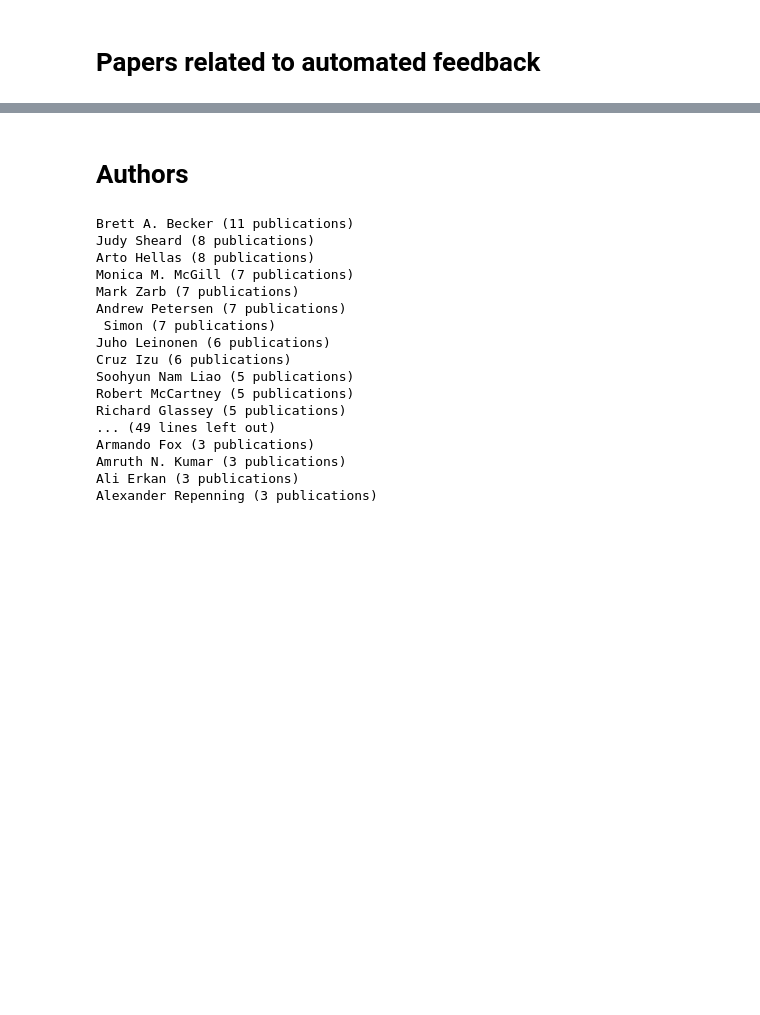
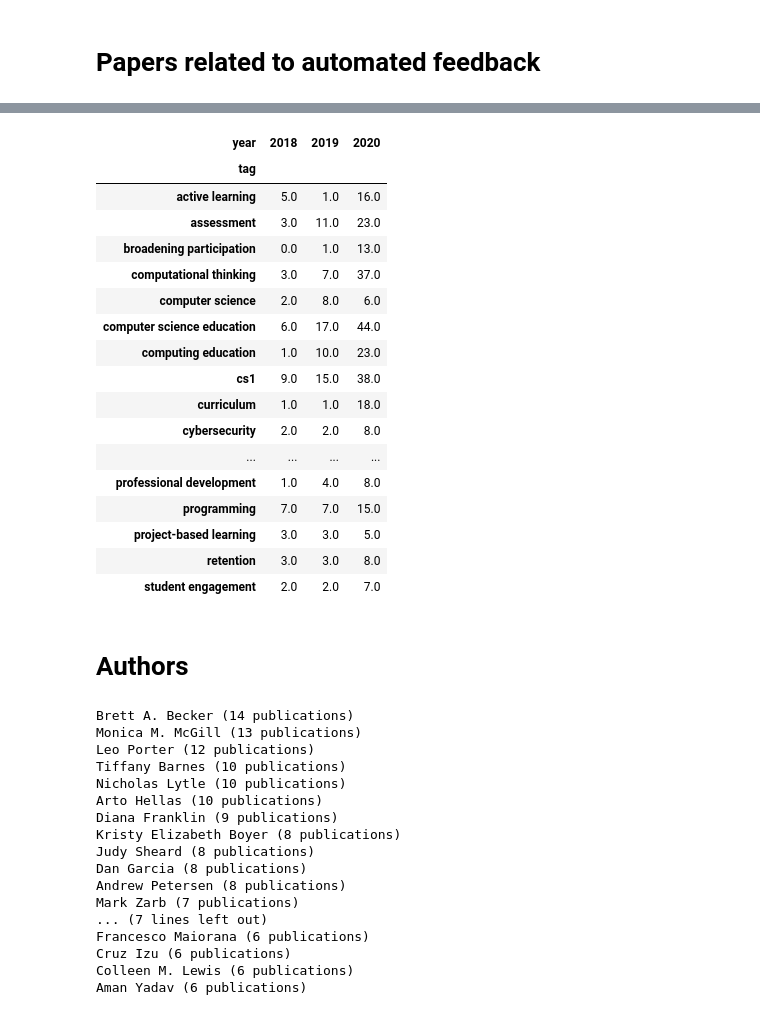
Before and after one commit to toshikurauchi/cs-edu-review, a Jupyter notebook: Analysis.ipynb, the cells around one changed output, grey strips where cells are left out. Saved outputs shown, nothing was run; the diff lists cells and outputs as text; code cells hidden in the pictures; blank space fills up the shorter version.

```diff
--- a/Analysis.ipynb
+++ b/Analysis.ipynb
@@ -77,0 +82,5 @@ pass
+# %%
+all_tags = [t.lower() for t in papers.tags.sum()]
+for count, tag in sort_by_occurrence(all_tags):
+    if count > 5:
+        print(f'{tag} ({count} publications)')
@@ -78,25 +105,54 @@ pass
+# %%
+def filter_tags_by_year(row):
+    tags = row.tags
+    year = int(row.venue[-2:]) + 2000
+    return [{'year': year, 'tag': tag.lower()} for tag in tags]
+
+tags_by_year = pd.DataFrame(papers.apply(filter_tags_by_year, axis=1).sum())
+tag_counts = tags_by_year.groupby('tag').count()
+popular_tags = list(tag_counts[tag_counts.year > 10].index)
+tags_by_year = tags_by_year[tags_by_year.tag.isin(popular_tags)]
+tags_by_year.groupby(['tag', 'year']).year.count().unstack().fillna(0)
+# %% [output]
+| year | 2018 | 2019 | 2020 |
+| tag |  |  |  |
+| active learning | 5.0 | 1.0 | 16.0 |
+| assessment | 3.0 | 11.0 | 23.0 |
+| broadening participation | 0.0 | 1.0 | 13.0 |
+| computational thinking | 3.0 | 7.0 | 37.0 |
+| computer science | 2.0 | 8.0 | 6.0 |
+| computer science education | 6.0 | 17.0 | 44.0 |
+| computing education | 1.0 | 10.0 | 23.0 |
+| cs1 | 9.0 | 15.0 | 38.0 |
+| curriculum | 1.0 | 1.0 | 18.0 |
+| cybersecurity | 2.0 | 2.0 | 8.0 |
+| ... | ... | ... | ... |
+| professional development | 1.0 | 4.0 | 8.0 |
+| programming | 7.0 | 7.0 | 15.0 |
+| project-based learning | 3.0 | 3.0 | 5.0 |
+| retention | 3.0 | 3.0 | 8.0 |
+| student engagement | 2.0 | 2.0 | 7.0 |
 # %% [markdown]
 # Authors
 # %%
-c = Counter(papers.authors.sum())
-for count, name in sorted(((count, name) for name, count in c.items()), reverse=True):
-    if count > 2:
+for count, name in sort_by_occurrence(papers.authors.sum()):
+    if count > 5:
         print(f'{name} ({count} publications)')
 # %% [output]
-Brett A. Becker (11 publications)
+Brett A. Becker (14 publications)
+Monica M. McGill (13 publications)
+Leo Porter (12 publications)
+Tiffany Barnes (10 publications)
+Nicholas Lytle (10 publications)
+Arto Hellas (10 publications)
+Diana Franklin (9 publications)
+Kristy Elizabeth Boyer (8 publications)
 Judy Sheard (8 publications)
-Arto Hellas (8 publications)
-Monica M. McGill (7 publications)
+Dan Garcia (8 publications)
+Andrew Petersen (8 publications)
 Mark Zarb (7 publications)
-Andrew Petersen (7 publications)
- Simon (7 publications)
-Juho Leinonen (6 publications)
+... (7 lines left out)
+Francesco Maiorana (6 publications)
 Cruz Izu (6 publications)
-Soohyun Nam Liao (5 publications)
-Robert McCartney (5 publications)
-Richard Glassey (5 publications)
-... (49 lines left out)
-Armando Fox (3 publications)
-Amruth N. Kumar (3 publications)
-Ali Erkan (3 publications)
-Alexander Repenning (3 publications)
+Colleen M. Lewis (6 publications)
+Aman Yadav (6 publications)
```
Also changed, not shown: parts of 7 cells of this notebook, 7 other files.
